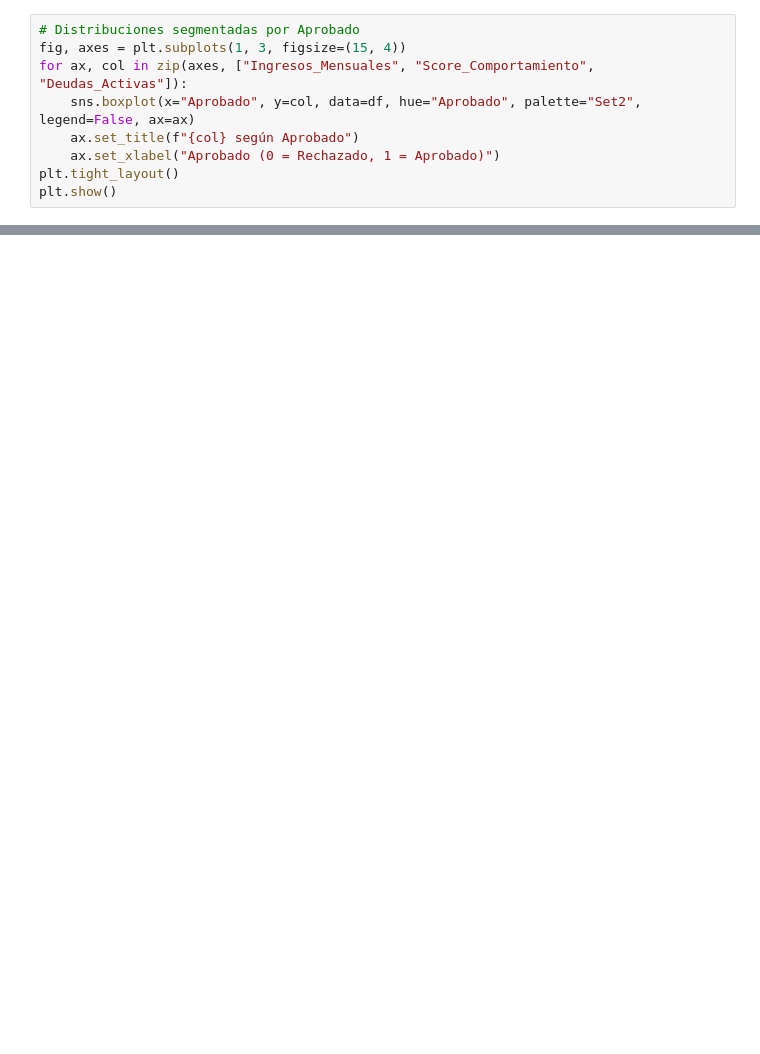
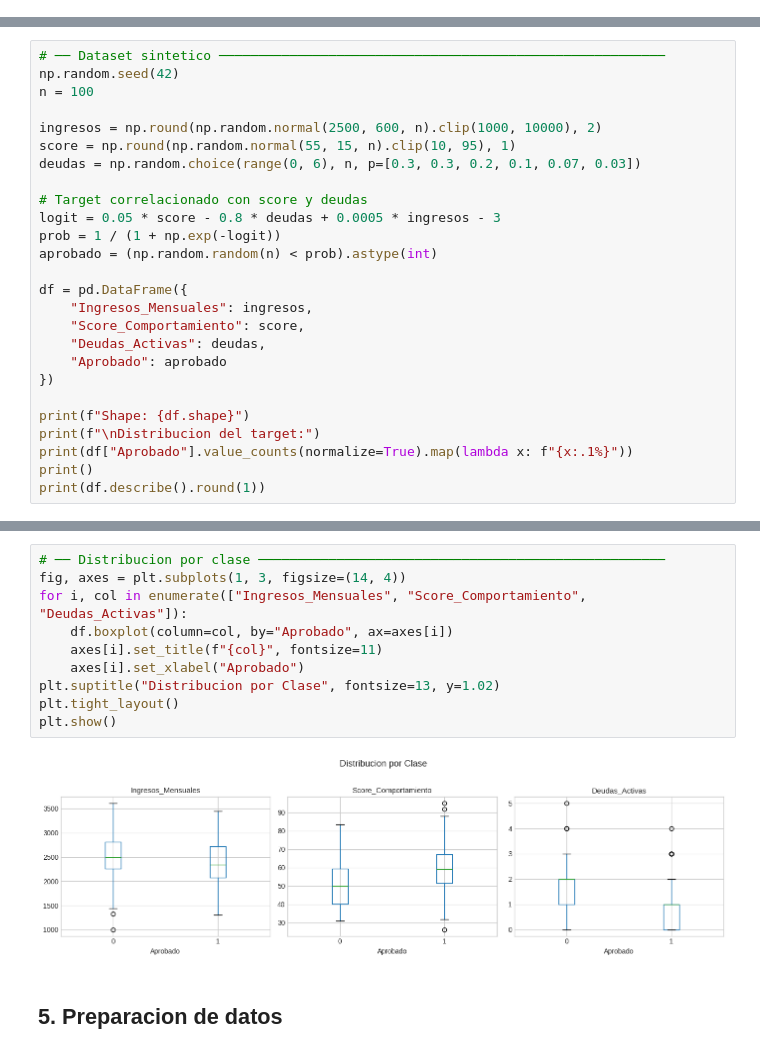
Before and after one commit to BORJAMOME/Data-Analytics-Portfolio, a Jupyter notebook: 03-Machine-Learning/03-redes-neuronales/mlp/02-clasificacion-fintech/notebook.ipynb, the cells around one changed output, grey strips where cells are left out. Cells and saved outputs as stored; diff of their text form; blank space fills up the shorter version.

```diff
--- a/03-Machine-Learning/03-redes-neuronales/mlp/02-clasificacion-fintech/notebook.ipynb
+++ b/03-Machine-Learning/03-redes-neuronales/mlp/02-clasificacion-fintech/notebook.ipynb
@@ -214,9 +0,0 @@ plt.show()
-# %%
-# Distribuciones segmentadas por Aprobado
-fig, axes = plt.subplots(1, 3, figsize=(15, 4))
-for ax, col in zip(axes, ["Ingresos_Mensuales", "Score_Comportamiento", "Deudas_Activas"]):
-    sns.boxplot(x="Aprobado", y=col, data=df, hue="Aprobado", palette="Set2", legend=False, ax=ax)
-    ax.set_title(f"{col} según Aprobado")
-    ax.set_xlabel("Aprobado (0 = Rechazado, 1 = Aprobado)")
-plt.tight_layout()
-plt.show()
@@ -430,0 +71,26 @@ plt.show()
+# %%
+# ── Dataset sintetico ─────────────────────────────────────────────────────────
+np.random.seed(42)
+n = 100
+
+ingresos = np.round(np.random.normal(2500, 600, n).clip(1000, 10000), 2)
+score = np.round(np.random.normal(55, 15, n).clip(10, 95), 1)
+deudas = np.random.choice(range(0, 6), n, p=[0.3, 0.3, 0.2, 0.1, 0.07, 0.03])
+
+# Target correlacionado con score y deudas
+logit = 0.05 * score - 0.8 * deudas + 0.0005 * ingresos - 3
+prob = 1 / (1 + np.exp(-logit))
+aprobado = (np.random.random(n) < prob).astype(int)
+
+df = pd.DataFrame({
+    "Ingresos_Mensuales": ingresos,
+    "Score_Comportamiento": score,
+    "Deudas_Activas": deudas,
+    "Aprobado": aprobado
+})
+
+print(f"Shape: {df.shape}")
+print(f"\nDistribucion del target:")
+print(df["Aprobado"].value_counts(normalize=True).map(lambda x: f"{x:.1%}"))
+print()
+print(df.describe().round(1))
@@ -430,0 +124,14 @@ plt.show()
+# %%
+# ── Distribucion por clase ────────────────────────────────────────────────────
+fig, axes = plt.subplots(1, 3, figsize=(14, 4))
+for i, col in enumerate(["Ingresos_Mensuales", "Score_Comportamiento", "Deudas_Activas"]):
+    df.boxplot(column=col, by="Aprobado", ax=axes[i])
+    axes[i].set_title(f"{col}", fontsize=11)
+    axes[i].set_xlabel("Aprobado")
+plt.suptitle("Distribucion por Clase", fontsize=13, y=1.02)
+plt.tight_layout()
+plt.show()
+# %% [output]
+[figure, added]
+# %% [markdown]
+## 5. Preparacion de datos
```
Also changed, not shown: parts of 61 cells of this notebook, 16 other files.
